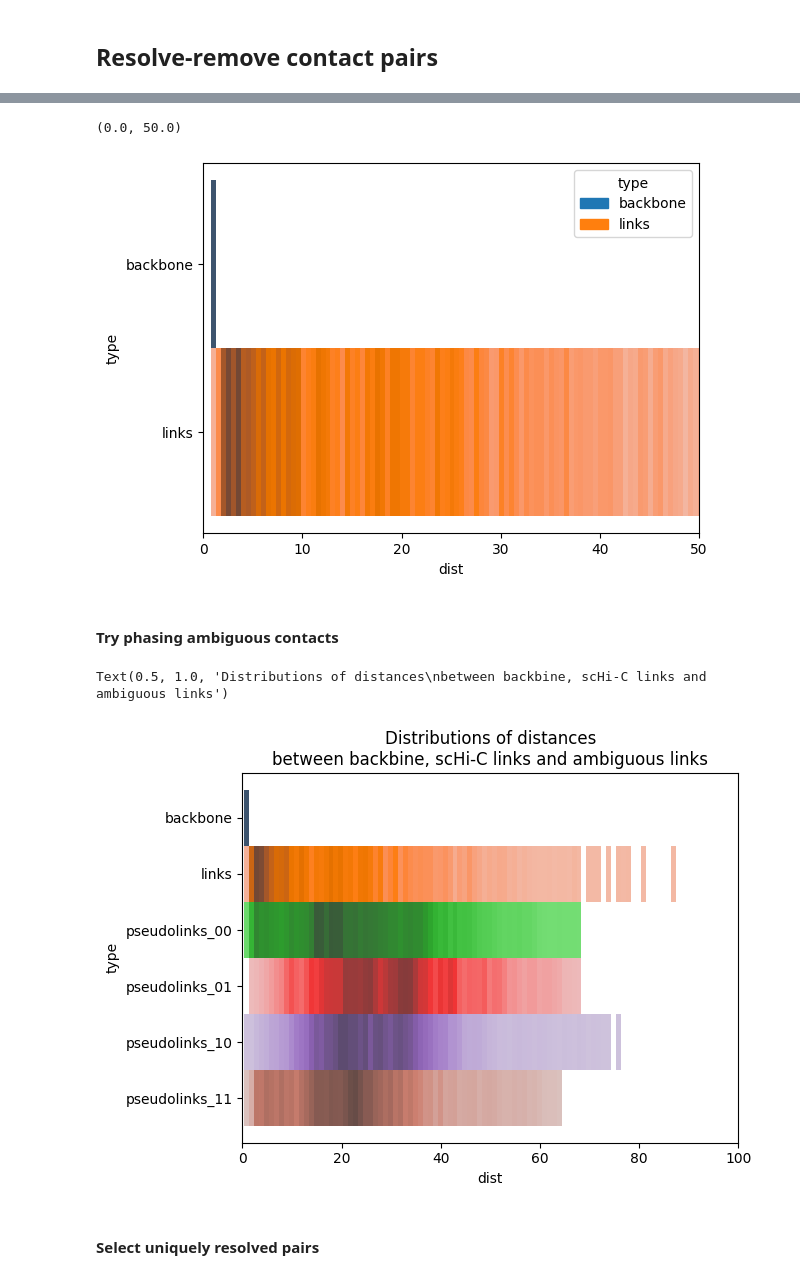
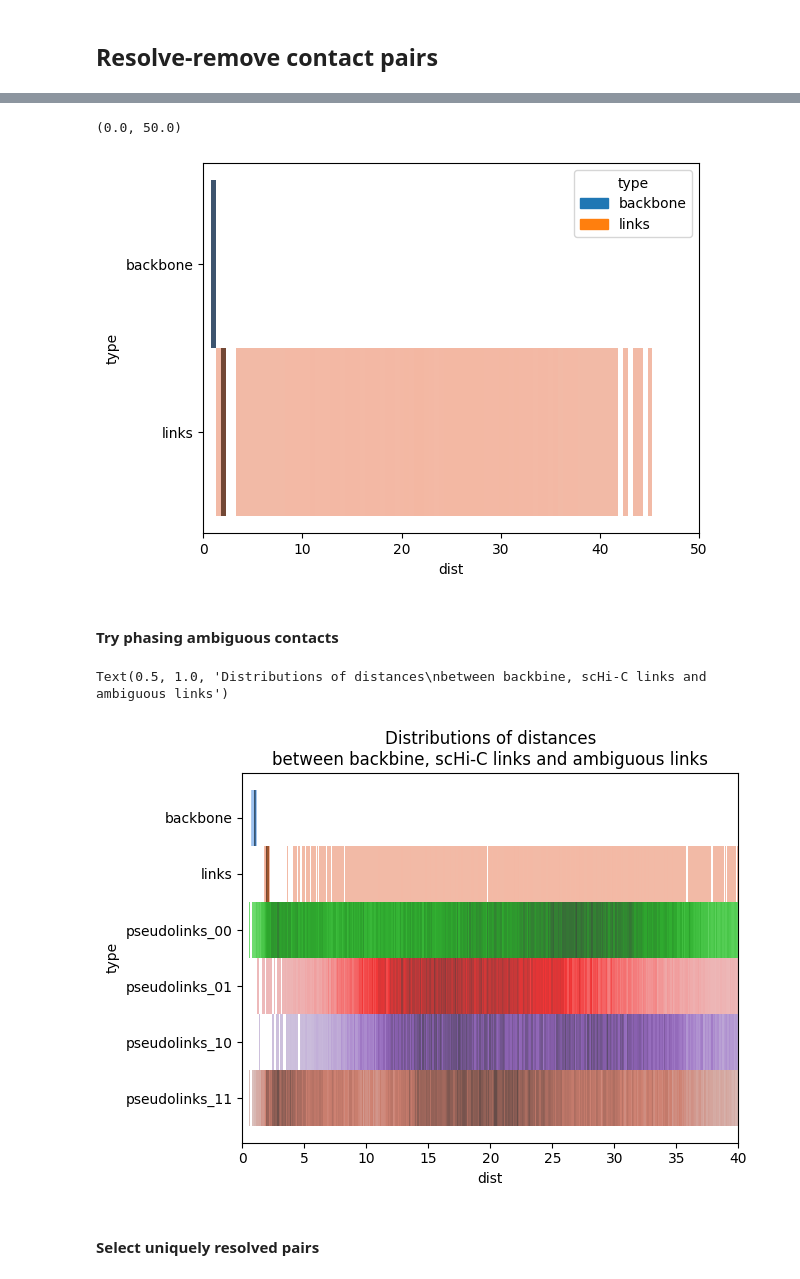
Before and after one commit to 4dn-hack-team9-2024/sc-polychrom, a Jupyter notebook: 00_read_contacts.ipynb, the cells around one changed output, grey strips where cells are left out. Cells and saved outputs as stored; diff of their text form; code cells hidden in the pictures.

Commit message:
iterative modelling/resolving contacts set up

```diff
--- a/00_read_contacts.ipynb
+++ b/00_read_contacts.ipynb
@@ -179,7 +179,7 @@ df_edges.tail()
 import seaborn as sns
 import matplotlib.pyplot as plt
 # %%
-positions_3d = np.load("/home/baneckik/sc-polychrom/hoomd_model_round0.npy")
+positions_3d = np.load("./hoomd_model_round2.npy")
 # %%
 pos = positions_3d.copy()
 # %%
@@ -246,7 +258,7 @@ sns.histplot(
 plt.xlim([0, 50])
 # %% [output]
 (0.0, 50.0)
-[figure, old version]
+[figure, new version]
 # %% [markdown]
 #### Try phasing ambiguous contacts
 # %%
@@ -333,22 +345,22 @@ for phases in [
 # %%
 df_dists_toplot = pd.concat(df_dists_toplot)
 # %%
-vmax = 100
-step = 1
+vmax = 40
+step = 0.1
 sns.histplot( df_dists_toplot.reset_index(drop=True).query(f'dist<{vmax}'),
         binwidth=step,
         x='dist',
         y='type',
         hue='type',
         legend=False,
         common_norm=False
 )
 # plt.xscale('log')
 plt.xlim([0, vmax])
 
 plt.title('Distributions of distances\nbetween backbine, scHi-C links and ambiguous links')
 # %% [output]
 Text(0.5, 1.0, 'Distributions of distances\nbetween backbine, scHi-C links and ambiguous links')
-[figure, old version]
+[figure, new version]
 # %% [markdown]
 #### Select uniquely resolved pairs
```
Also changed, not shown: parts of 14 cells of this notebook, 1 other file.
